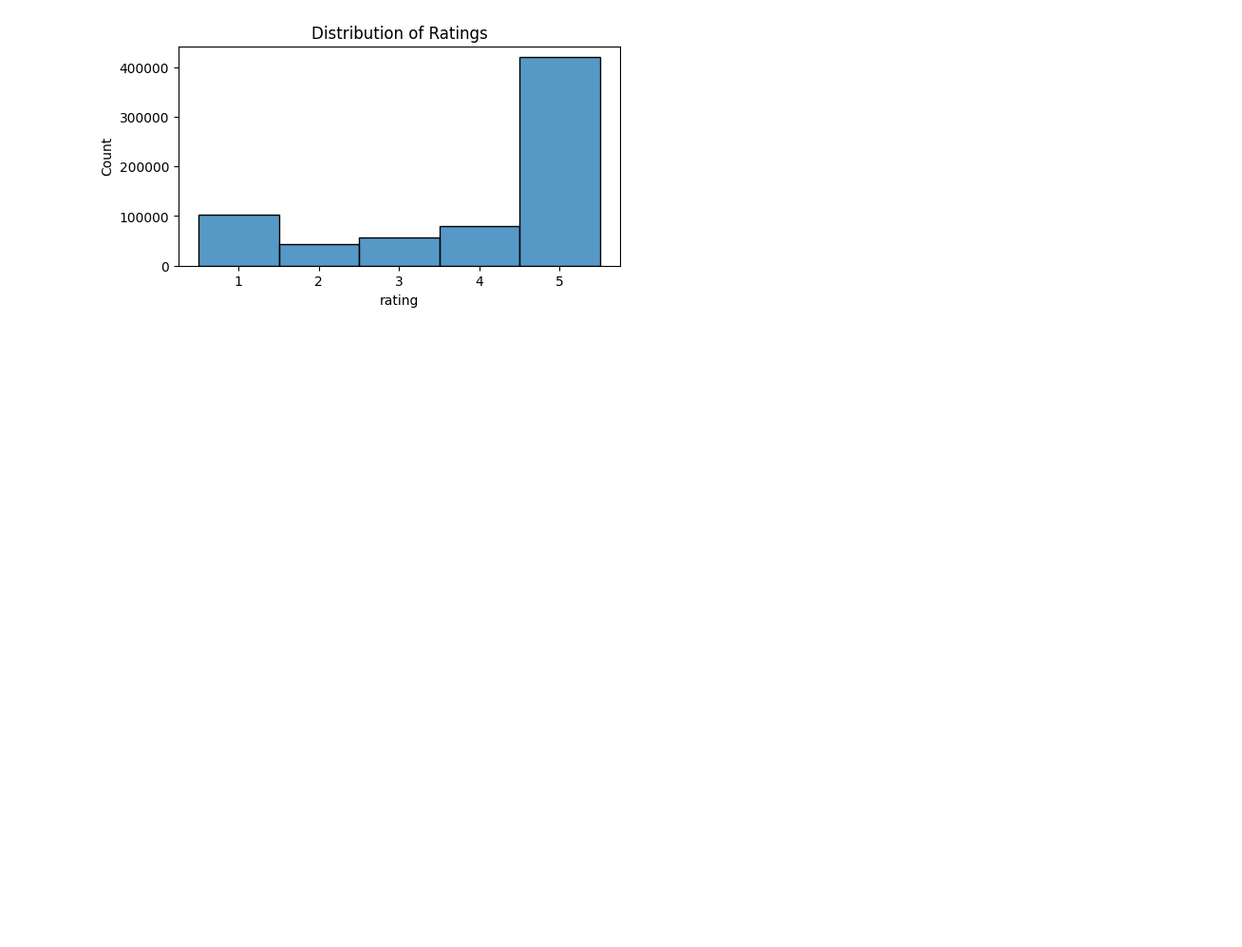
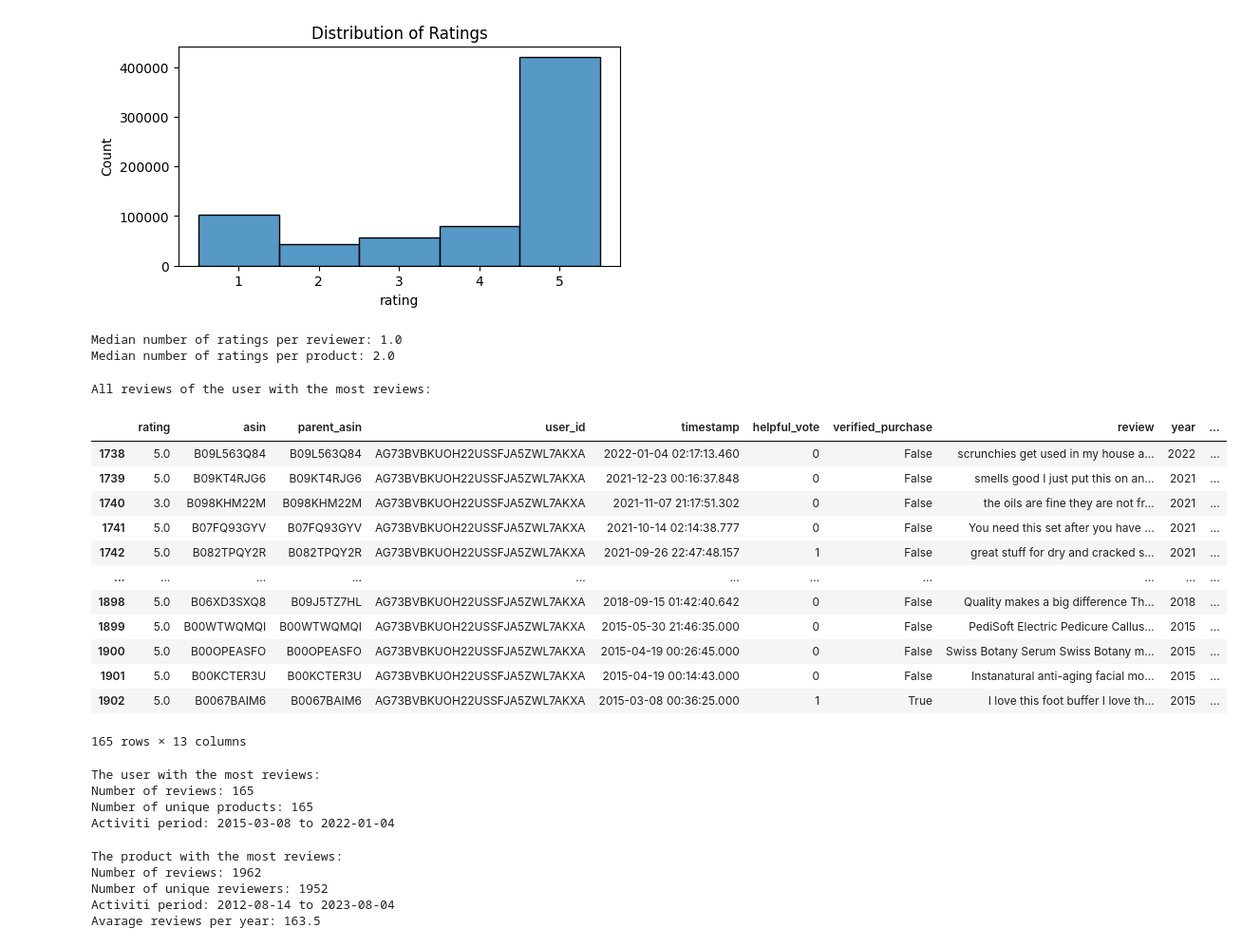
Before and after one commit to ChenPortsia/reviews-insights, a Jupyter notebook: reviews-analysis.ipynb, the cells around one changed output. Shown at 95% size. Cells and saved outputs as stored; diff of their text form; code cells hidden in the pictures; blank space fills up the shorter version.

```diff
--- a/reviews-analysis.ipynb
+++ b/reviews-analysis.ipynb
@@ -80,3 +77,27 @@ plt.title('Distribution of Ratings')
 plt.show()
 # %% [output]
 [figure]
+# %%
+print('Median number of ratings per reviewer:', All_Beauty_r.groupby('user_id').size().median())
+print('Median number of ratings per product:', All_Beauty_r.groupby('asin').size().median())
+# %% [output]
+Median number of ratings per reviewer: 1.0
+Median number of ratings per product: 2.0
+# %%
+print('All reviews of the user with the most reviews:')
+All_Beauty_r[All_Beauty_r['user_id'] == All_Beauty_r['user_id'].value_counts().idxmax()]
+# %% [output]
+All reviews of the user with the most reviews:
+|  | rating | asin | parent_asin | user_id | timestamp | helpful_vote | verified_purchase | review | year | ... |
+| 1738 | 5.0 | B09L563Q84 | B09L563Q84 | AG73BVBKUOH22USSFJA5ZWL7AKXA | 2022-01-04 02:17:13.460 | 0 | False | scrunchies get used in my house a... | 2022 | ... |
+| 1739 | 5.0 | B09KT4RJG6 | B09KT4RJG6 | AG73BVBKUOH22USSFJA5ZWL7AKXA | 2021-12-23 00:16:37.848 | 0 | False | smells good I just put this on an... | 2021 | ... |
+| 1740 | 3.0 | B098KHM22M | B098KHM22M | AG73BVBKUOH22USSFJA5ZWL7AKXA | 2021-11-07 21:17:51.302 | 0 | False | the oils are fine they are not fr... | 2021 | ... |
+| 1741 | 5.0 | B07FQ93GYV | B07FQ93GYV | AG73BVBKUOH22USSFJA5ZWL7AKXA | 2021-10-14 02:14:38.777 | 0 | False | You need this set after you have ... | 2021 | ... |
+| 1742 | 5.0 | B082TPQY2R | B082TPQY2R | AG73BVBKUOH22USSFJA5ZWL7AKXA | 2021-09-26 22:47:48.157 | 1 | False | great stuff for dry and cracked s... | 2021 | ... |
+| ... | ... | ... | ... | ... | ... | ... | ... | ... | ... | ... |
+| 1898 | 5.0 | B06XD3SXQ8 | B09J5TZ7HL | AG73BVBKUOH22USSFJA5ZWL7AKXA | 2018-09-15 01:42:40.642 | 0 | False | Quality makes a big difference Th... | 2018 | ... |
+| 1899 | 5.0 | B00WTWQMQI | B00WTWQMQI | AG73BVBKUOH22USSFJA5ZWL7AKXA | 2015-05-30 21:46:35.000 | 0 | False | PediSoft Electric Pedicure Callus... | 2015 | ... |
+| 1900 | 5.0 | B00OPEASFO | B00OPEASFO | AG73BVBKUOH22USSFJA5ZWL7AKXA | 2015-04-19 00:26:45.000 | 0 | False | Swiss Botany Serum Swiss Botany m... | 2015 | ... |
+| 1901 | 5.0 | B00KCTER3U | B00KCTER3U | AG73BVBKUOH22USSFJA5ZWL7AKXA | 2015-04-19 00:14:43.000 | 0 | False | Instanatural anti-aging facial mo... | 2015 | ... |
+| 1902 | 5.0 | B0067BAIM6 | B0067BAIM6 | AG73BVBKUOH22USSFJA5ZWL7AKXA | 2015-03-08 00:36:25.000 | 1 | True | I love this foot buffer I love th... | 2015 | ... |
+165 rows × 13 columns
@@ -82,0 +107,26 @@ plt.show()
+# %%
+# about user AG73BVBKUOH22USSFJA5ZWL7AKXA
+user_id = All_Beauty_r['user_id'].value_counts().idxmax()
+print('The user with the most reviews:')
+print('Number of reviews:', All_Beauty_r[All_Beauty_r['user_id'] == user_id].shape[0])
+print('Number of unique products:', All_Beauty_r[All_Beauty_r['user_id'] == user_id]['asin'].nunique())
+print('Activiti period:', All_Beauty_r[All_Beauty_r['user_id'] == user_id]['date'].min(), 'to', All_Beauty_r[All_Beauty_r['user_id'] == user_id]['date'].max())
+# %% [output]
+The user with the most reviews:
+Number of reviews: 165
+Number of unique products: 165
+Activiti period: 2015-03-08 to 2022-01-04
+# %%
+#Product with the most reviews
+priduct_id = All_Beauty_r['asin'].value_counts().idxmax()
+print('The product with the most reviews:')
+print('Number of reviews:', All_Beauty_r[All_Beauty_r['asin'] == priduct_id].shape[0])
+print('Number of unique reviewers:', All_Beauty_r[All_Beauty_r['asin'] == priduct_id]['user_id'].nunique())
+print('Activiti period:', All_Beauty_r[All_Beauty_r['asin'] == priduct_id]['date'].min(), 'to', All_Beauty_r[All_Beauty_r['asin'] == priduct_id]['date'].max())
+print('Avarage reviews per year:', All_Beauty_r[All_Beauty_r['asin'] == priduct_id].shape[0] / All_Beauty_r[All_Beauty_r['asin'] == priduct_id]['year'].nunique())
+# %% [output]
+The product with the most reviews:
+Number of reviews: 1962
+Number of unique reviewers: 1952
+Activiti period: 2012-08-14 to 2023-08-04
+Avarage reviews per year: 163.5
```
Also changed, not shown: parts of 13 cells of this notebook.
